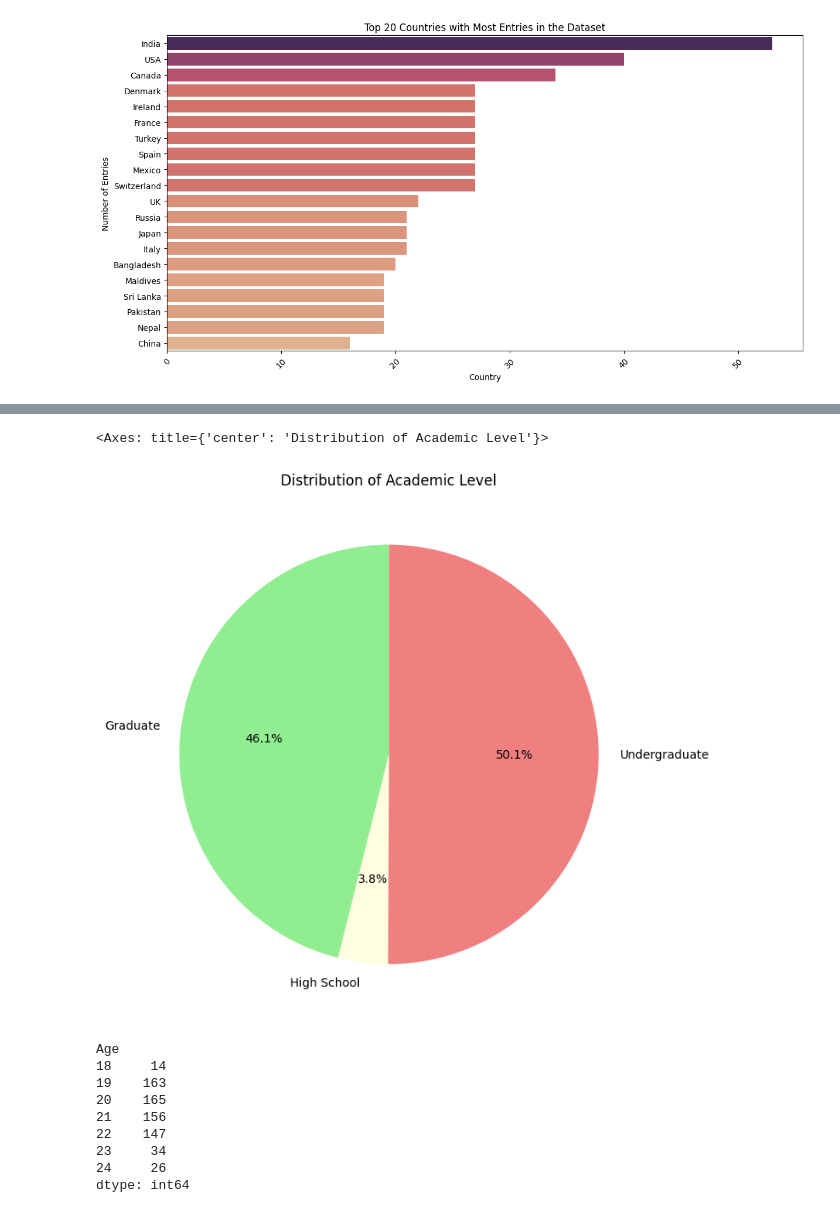
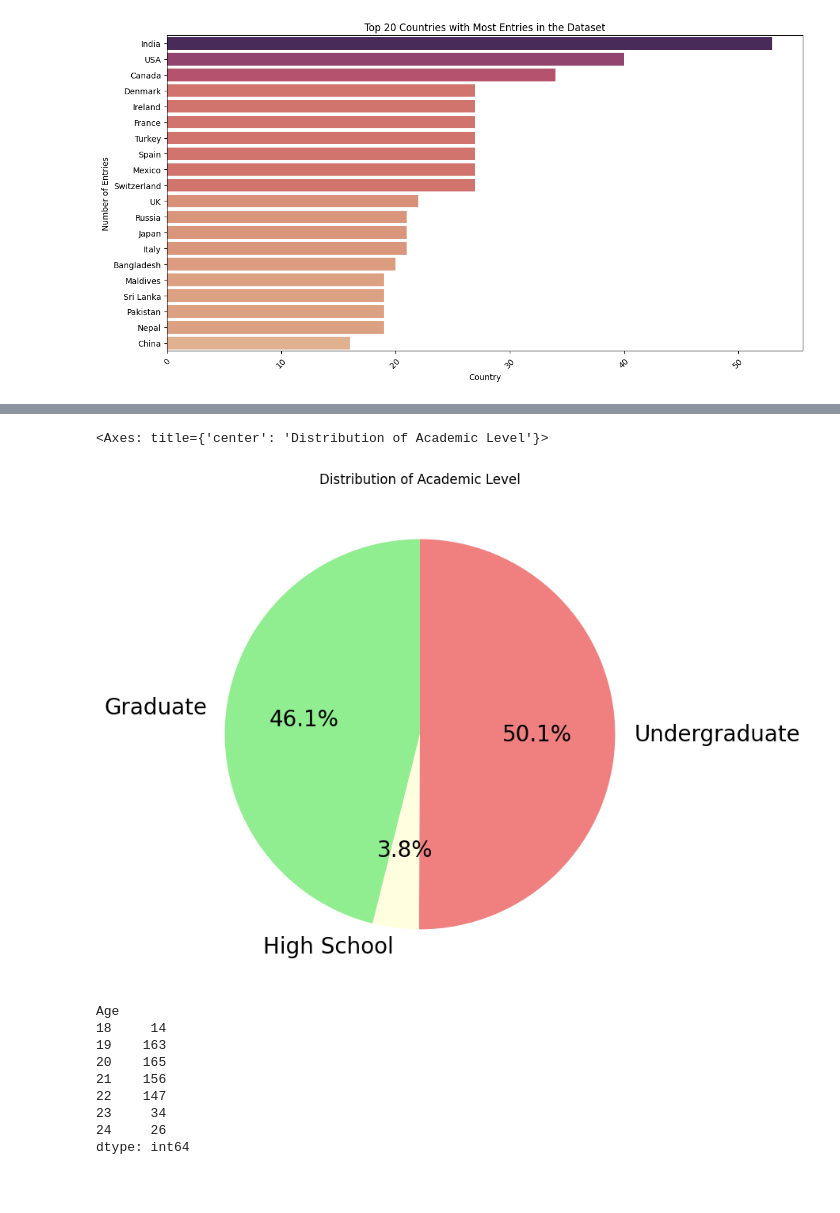
Before and after one commit to ArisuKokomi/STAT1000J_FinalProject, a Jupyter notebook: Social Media.ipynb, the cells around one changed output, grey strips where cells are left out. Cells and saved outputs as stored; diff of their text form; code cells hidden in the pictures; blank space fills up the shorter version.

```diff
--- a/Social Media.ipynb
+++ b/Social Media.ipynb
@@ -87,9 +88,9 @@ data.groupby('Gender').size().plot(kind='pie', autopct='%1.1f%%', startangle=90,
 # %%
 # distribution of Academic_Level in the dataset
-data.groupby('Academic_Level').size().plot(kind='pie', autopct='%1.1f%%', startangle=90, title='Distribution of Academic Level', figsize=(8, 8), colors=['lightgreen', 'lightyellow', 'lightcoral'])
+data.groupby('Academic_Level').size().plot(kind='pie', autopct='%1.1f%%', startangle=90, title='Distribution of Academic Level', figsize=(8, 8), colors=['lightgreen', 'lightyellow', 'lightcoral'], fontsize=20)
 # %% [output]
 <Axes: title={'center': 'Distribution of Academic Level'}>
-[figure, old version]
+[figure, new version]
 # %%
 # distribution of age in the dataset
 data.get('Age').plot(kind='hist', bins=np.arange(17.5,25.5,1), title='Distribution of Age', figsize=(10, 6), ec='w',color='lightblue',density=True)
```
Also changed, not shown: parts of 4 cells of this notebook, 2 other files.
